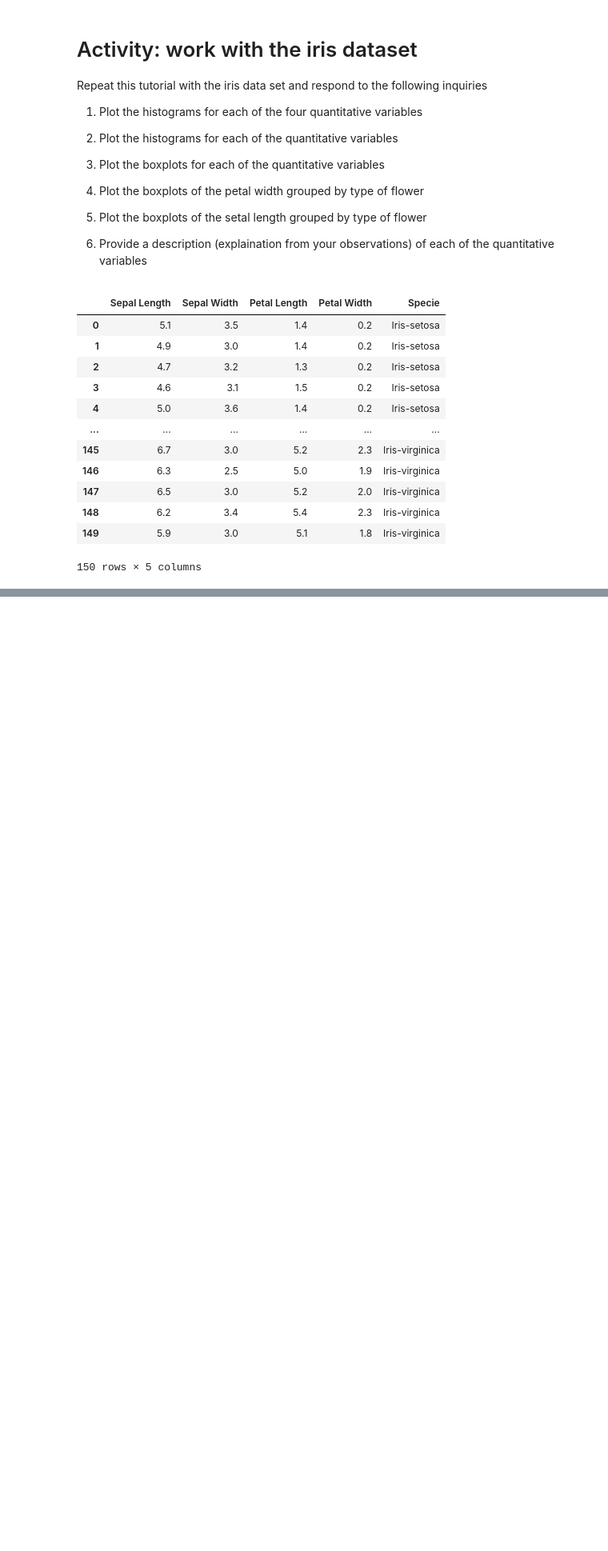
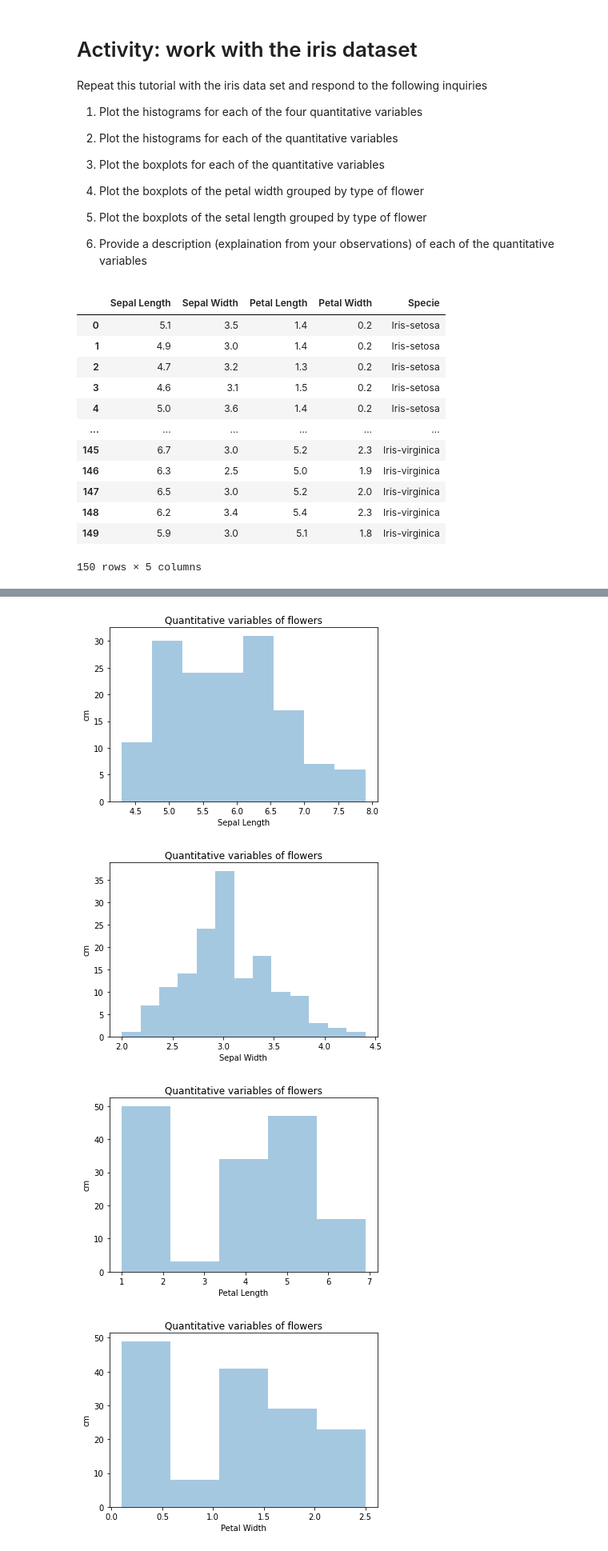
Before and after one commit to NataliaVg/TC1002S, a Jupyter notebook: AD21/A01638460/A3_VisualizationDatasetCartwheel.ipynb, the cells around one changed output, grey strips where cells are left out. Shown: that part at 80% size. Saved outputs shown, nothing was run; the diff lists cells and outputs as text; code cells hidden in the pictures; blank space fills up the shorter version.

```diff
--- a/AD21/A01638460/A3_VisualizationDatasetCartwheel.ipynb
+++ b/AD21/A01638460/A3_VisualizationDatasetCartwheel.ipynb
@@ -238,0 +250,22 @@ KeyError: "None of [Index(['Wingspan'], dtype='object')] are in the [columns]"
+# %%
+dsIris = sns.distplot(dataset["Sepal Length"], kde = False)
+dsIris.set_ylabel("cm")
+dsIris.set_title("Quantitative variables of flowers")
+plt.show()
+dsIris = sns.distplot(dataset["Sepal Width"], kde = False)
+dsIris.set_ylabel("cm")
+dsIris.set_title("Quantitative variables of flowers")
+plt.show()
+dsIris = sns.distplot(dataset["Petal Length"], kde = False)
+dsIris.set_ylabel("cm")
+dsIris.set_title("Quantitative variables of flowers")
+plt.show()
+dsIris = sns.distplot(dataset["Petal Width"], kde = False)
+dsIris.set_ylabel("cm")
+dsIris.set_title("Quantitative variables of flowers")
+plt.show()
+# %% [output]
+[figure, added]
+[figure, added]
+[figure, added]
+[figure, added]
```
Also changed, not shown: parts of 12 cells of this notebook, 1 other file.
